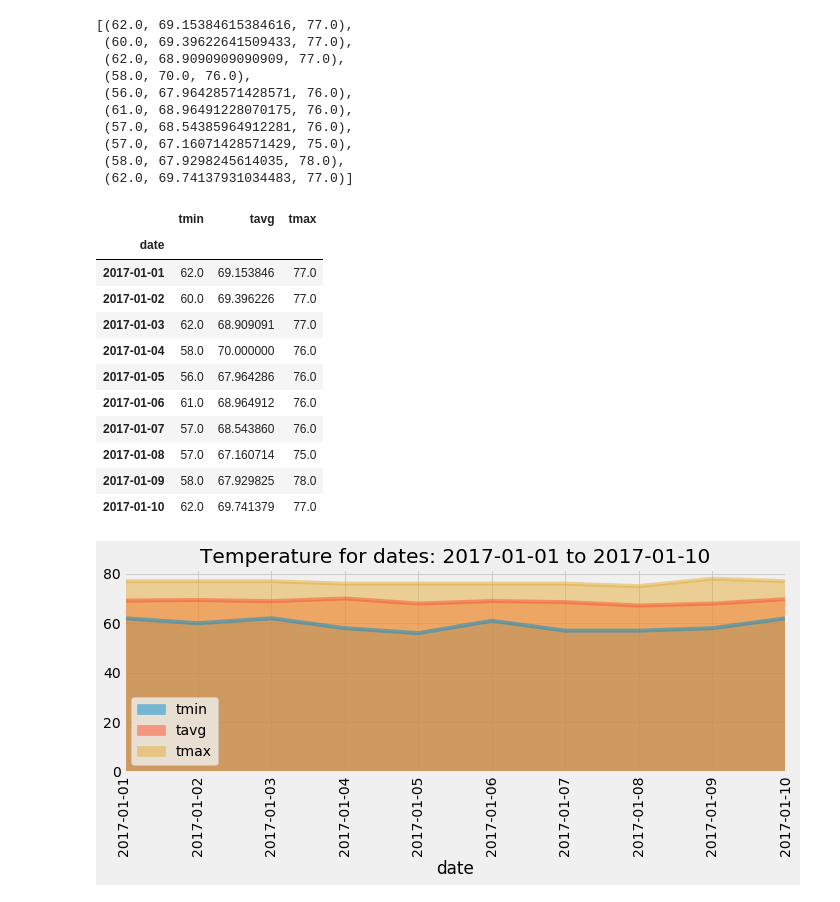
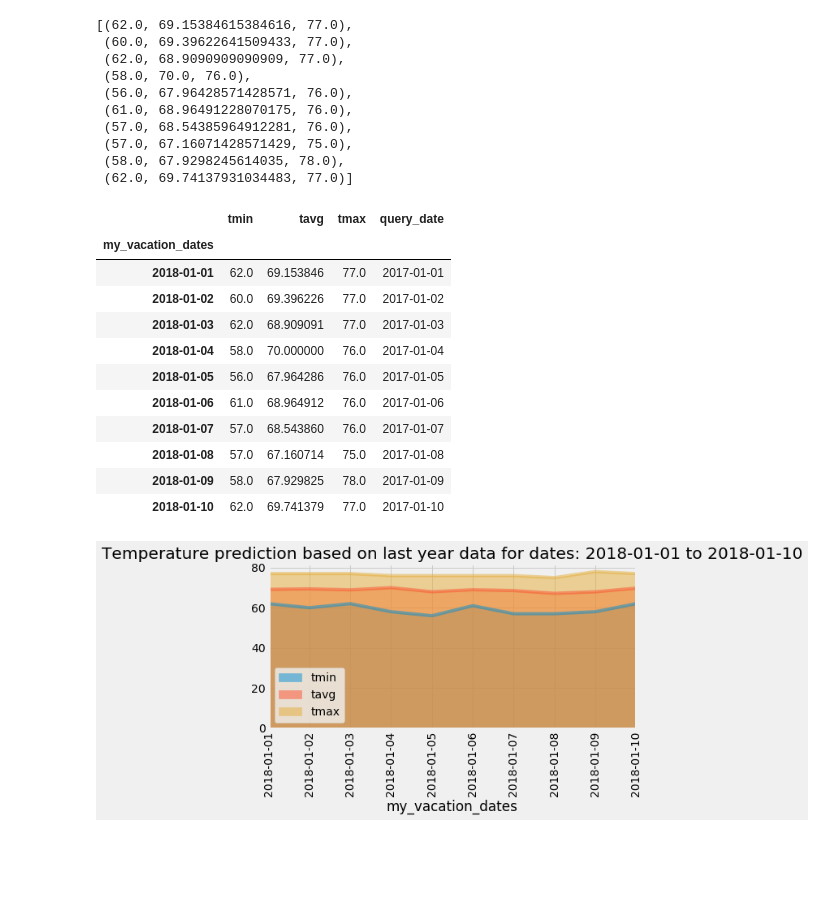
Before and after one commit to hanesy/sqlalchemy-challenge, a Jupyter notebook: climate_HY.ipynb, the cells around one changed output. Saved outputs shown, nothing was run; the diff lists cells and outputs as text; code cells hidden in the pictures; blank space fills up the shorter version.

```diff
--- a/climate_HY.ipynb
+++ b/climate_HY.ipynb
@@ -170,30 +40,0 @@ all_dates
-# %%
-end = '2017-08-08'
-start = '2017-08-10'
-
-if start>end:
-    print ("Start date cannot be later than end date. Please revise your query.")
-
-else:
-    sel = [Measurement.date,
-        func.min(Measurement.tobs),
-        func.avg(Measurement.tobs),
-        func.max(Measurement.tobs)]
-
-    fromDate = datetime.strptime(start, '%Y-%m-%d')
-    toDate = datetime.strptime(end, '%Y-%m-%d')
-
-    session = Session(engine)
-    results = session.query(*sel).filter(Measurement.date >= fromDate).filter(Measurement.date <= toDate).group_by(Measurement.date).all()
-    session.close()
-
-    all_dates = []
-    for date, min, avg, max in results:
-        temp_dict = {}
-        temp_dict["date"] = date
-        temp_dict["min"] = min
-        temp_dict["avg"] = avg
-        temp_dict["max"] = max
-        all_dates.append(temp_dict)
-
-    print(all_dates)
@@ -511,10 +327,12 @@ normals = []
 query_start, query_end
 
 # Stip off the year and save a list of %m-%d strings
-mydateswithyear = pd.date_range(query_start, query_end).strftime('%Y-%m-%d').tolist()
-mydates = pd.date_range(query_start, query_end).strftime('%m-%d').tolist()
+querydateswithyear = pd.date_range(query_start, query_end).strftime('%Y-%m-%d').tolist()
+querydates = pd.date_range(query_start, query_end).strftime('%m-%d').tolist()
 
-for day in mydates:
+mydateswithyear = pd.date_range(trip_start, trip_end).strftime('%Y-%m-%d').tolist()
+
+for day in querydates:
     normals.append(daily_normals(day)[0])
 
 # Loop through the list of %m-%d strings and calculate the normals for each date
@@ -533,28 +351,29 @@ normals
 # %%
 # Load the previous query results into a Pandas DataFrame and add the `trip_dates` range as the `date` index
 df_mytrip = pd.DataFrame(normals, columns=['tmin', 'tavg', 'tmax'])
-df_mytrip['date'] = mydateswithyear
-df_mytrip = df_mytrip.set_index('date')
+df_mytrip['query_date'] = querydateswithyear
+df_mytrip['my_vacation_dates'] = mydateswithyear
+df_mytrip = df_mytrip.set_index('my_vacation_dates')
 df_mytrip
 # %% [output]
-|  | tmin | tavg | tmax |
-| date |  |  |  |
-| 2017-01-01 | 62.0 | 69.153846 | 77.0 |
-| 2017-01-02 | 60.0 | 69.396226 | 77.0 |
-| 2017-01-03 | 62.0 | 68.909091 | 77.0 |
-| 2017-01-04 | 58.0 | 70.000000 | 76.0 |
-| 2017-01-05 | 56.0 | 67.964286 | 76.0 |
-| 2017-01-06 | 61.0 | 68.964912 | 76.0 |
-| 2017-01-07 | 57.0 | 68.543860 | 76.0 |
-| 2017-01-08 | 57.0 | 67.160714 | 75.0 |
-| 2017-01-09 | 58.0 | 67.929825 | 78.0 |
-| 2017-01-10 | 62.0 | 69.741379 | 77.0 |
+|  | tmin | tavg | tmax | query_date |
+| my_vacation_dates |  |  |  |  |
+| 2018-01-01 | 62.0 | 69.153846 | 77.0 | 2017-01-01 |
+| 2018-01-02 | 60.0 | 69.396226 | 77.0 | 2017-01-02 |
+| 2018-01-03 | 62.0 | 68.909091 | 77.0 | 2017-01-03 |
+| 2018-01-04 | 58.0 | 70.000000 | 76.0 | 2017-01-04 |
+| 2018-01-05 | 56.0 | 67.964286 | 76.0 | 2017-01-05 |
+| 2018-01-06 | 61.0 | 68.964912 | 76.0 | 2017-01-06 |
+| 2018-01-07 | 57.0 | 68.543860 | 76.0 | 2017-01-07 |
+| 2018-01-08 | 57.0 | 67.160714 | 75.0 | 2017-01-08 |
+| 2018-01-09 | 58.0 | 67.929825 | 78.0 | 2017-01-09 |
+| 2018-01-10 | 62.0 | 69.741379 | 77.0 | 2017-01-10 |
 # %%
 # Plot the daily normals as an area plot with `stacked=False`
-df_mytrip.plot.area(figsize = (10,5), title = "Temperature for dates: 2017-01-01 to 2017-01-10", stacked = False, alpha = 0.5)
+df_mytrip.plot.area(figsize = (10,5), title = "Temperature prediction based on last year data for dates: 2018-01-01 to 2018-01-10", stacked = False, alpha = 0.5)
 plt.xticks (rotation=90)
 plt.tight_layout()
 plt.savefig("Outputs/stacked plot of temperatures.png")
 plt.show()
 # %% [output]
-[figure, old version]
+[figure, new version]
```
Also changed, not shown: parts of 16 cells of this notebook, 1 other file.
